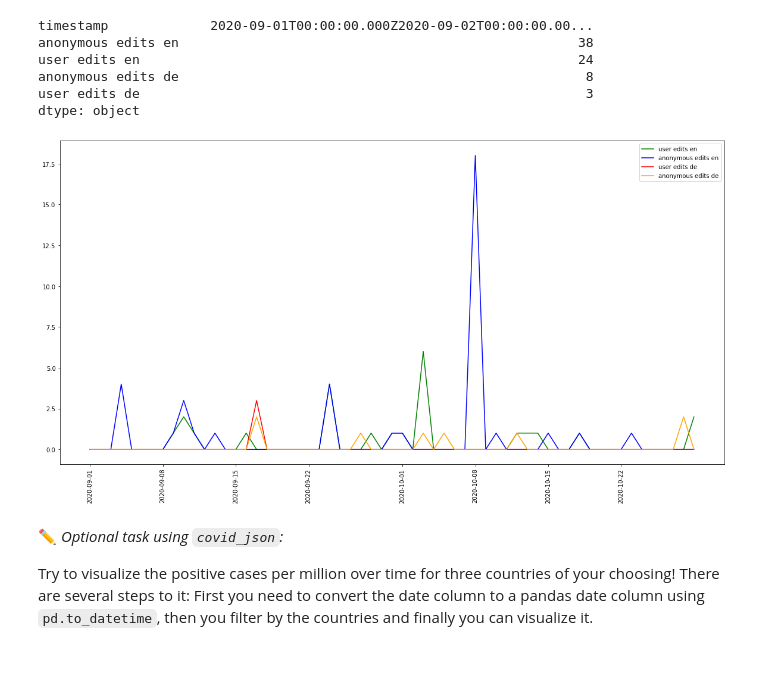
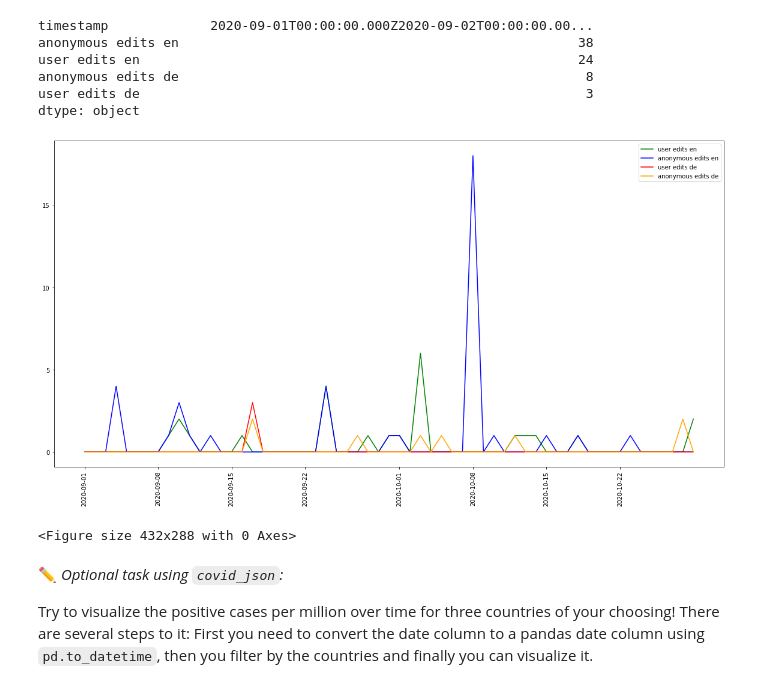
Before and after one commit to FUB-HCC/hcds-winter-2020, a Jupyter notebook: assignments/A1_WarmUp/chki/A1_WarmUp-Copy1.ipynb, the cells around one changed output. Saved outputs shown, nothing was run; the diff lists cells and outputs as text; code cells hidden in the pictures; blank space fills up the shorter version.

```diff
--- a/assignments/A1_WarmUp/chki/A1_WarmUp-Copy1.ipynb
+++ b/assignments/A1_WarmUp/chki/A1_WarmUp-Copy1.ipynb
@@ -937,15 +933,19 @@ dtype: object
 merged_data_2['timestamp'] = pd.to_datetime(merged_data_2['timestamp'])
 # %%
 plt.figure(figsize=(20,10))
+ax = plt.axes()
+ax.yaxis.get_major_locator().set_params(integer=True)
 plt.plot(merged_data_2['timestamp'], merged_data_2['user edits en'], color="green")
 plt.plot(merged_data_2['timestamp'], merged_data_2['anonymous edits en'], color="blue")
 plt.plot(merged_data_2['timestamp'], merged_data_2['user edits de'], color="red")
 plt.plot(merged_data_2['timestamp'], merged_data_2['anonymous edits de'], color="orange")
 plt.xticks(rotation=90)
 plt.legend(["user edits en", "anonymous edits en", "user edits de", "anonymous edits de"])
 plt.show()
+plt.savefig("edits.png")
 # %% [output]
-[figure, old version]
+[figure, new version]
+<Figure size 432x288 with 0 Axes>
 # %% [markdown]
 ✏️ *Optional task using `covid_json`:*
 
```
Also changed, not shown: parts of 5 cells of this notebook, 2 other files.
